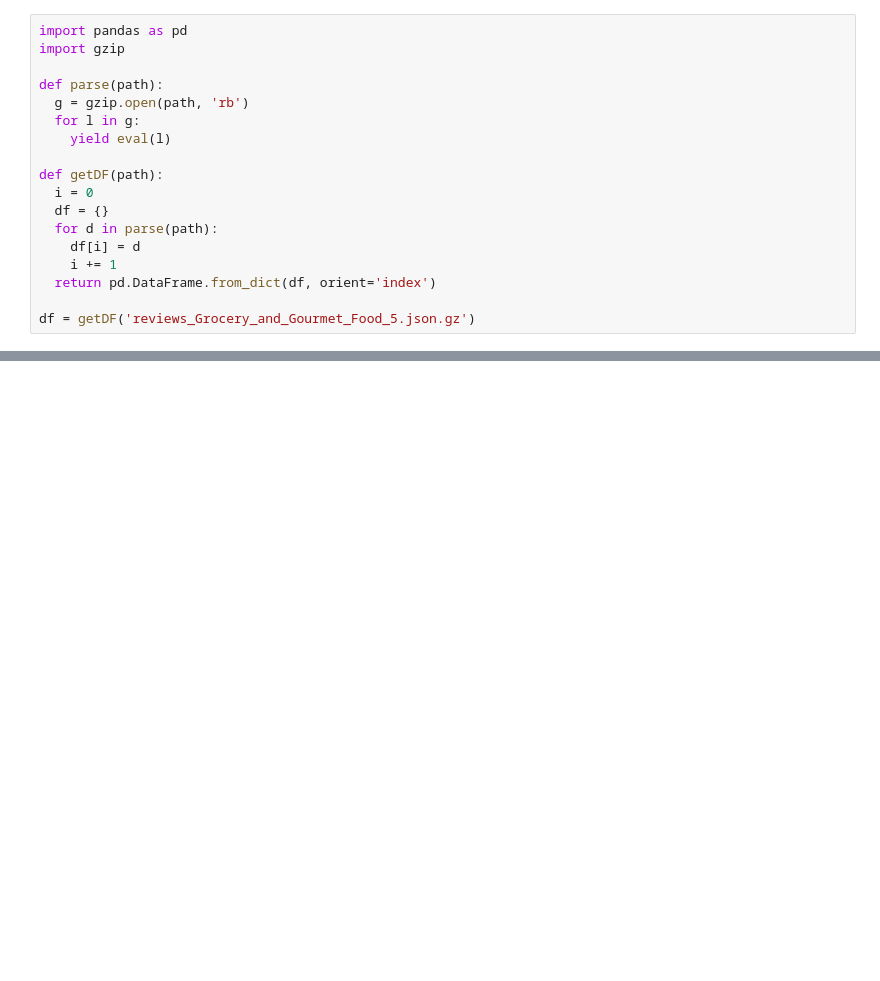
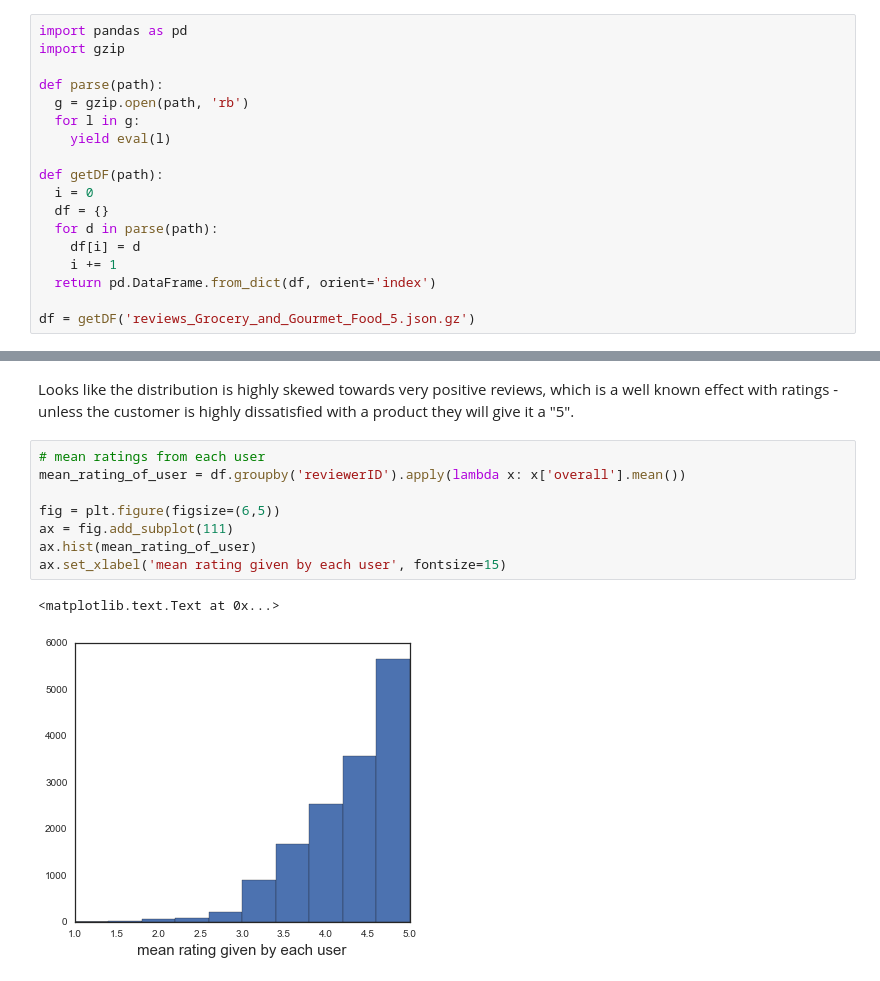
Before and after one commit to zuzannna/GardeningRecommendations, a Jupyter notebook: FoodRecommender.ipynb, the cells around one changed output, grey strips where cells are left out. Saved outputs shown, nothing was run; the diff lists cells and outputs as text; blank space fills up the shorter version.

```diff
--- a/FoodRecommender.ipynb
+++ b/FoodRecommender.ipynb
@@ -68,0 +74,13 @@ df.groupby(['reviewerID','asin']).sum()
+# %% [markdown]
+Looks like the distribution is highly skewed towards very positive reviews, which is a well known effect with ratings - unless the customer is highly dissatisfied with a product they will give it a "5".
+# %%
+# mean ratings from each user
+mean_rating_of_user = df.groupby('reviewerID').apply(lambda x: x['overall'].mean())
+
+fig = plt.figure(figsize=(6,5))
+ax = fig.add_subplot(111)
+ax.hist(mean_rating_of_user)
+ax.set_xlabel('mean rating given by each user', fontsize=15)
+# %% [output]
+<matplotlib.text.Text at 0x...>
+[figure, added]
```
Also changed, not shown: parts of 19 cells of this notebook.
